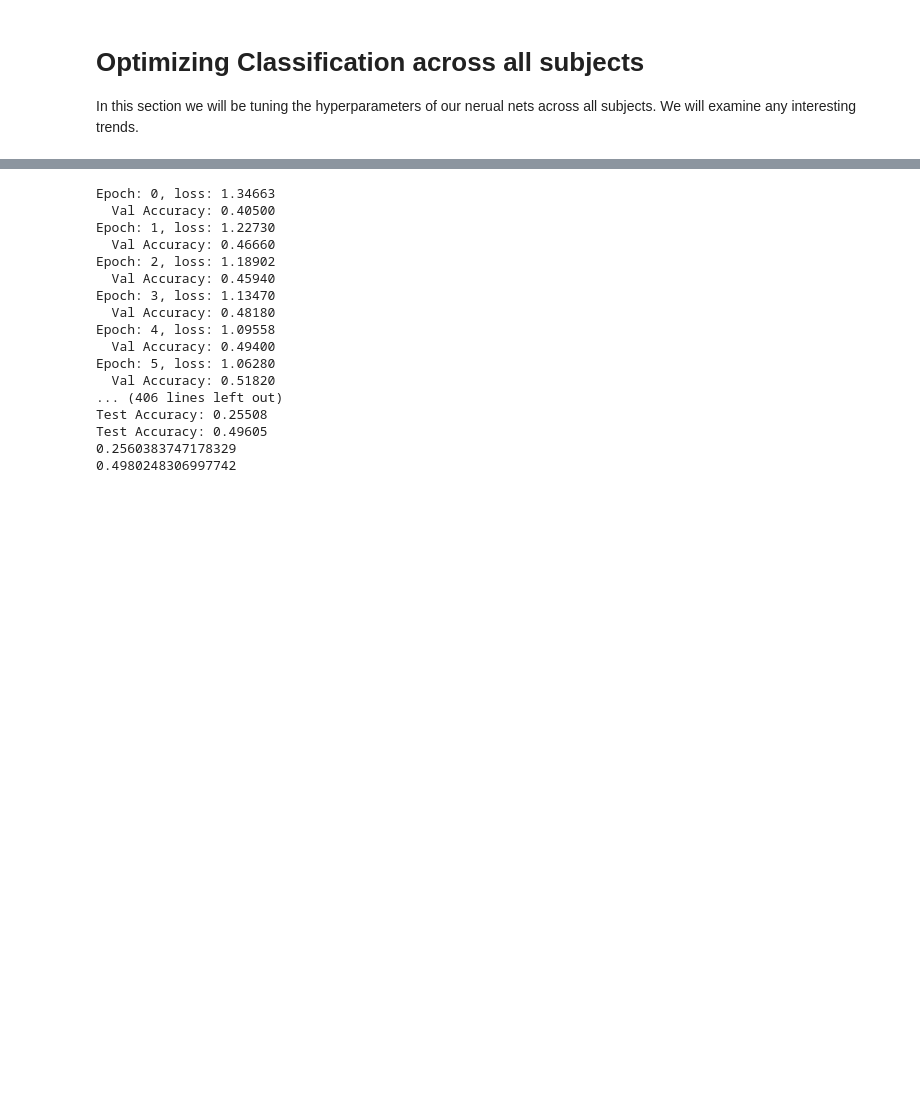
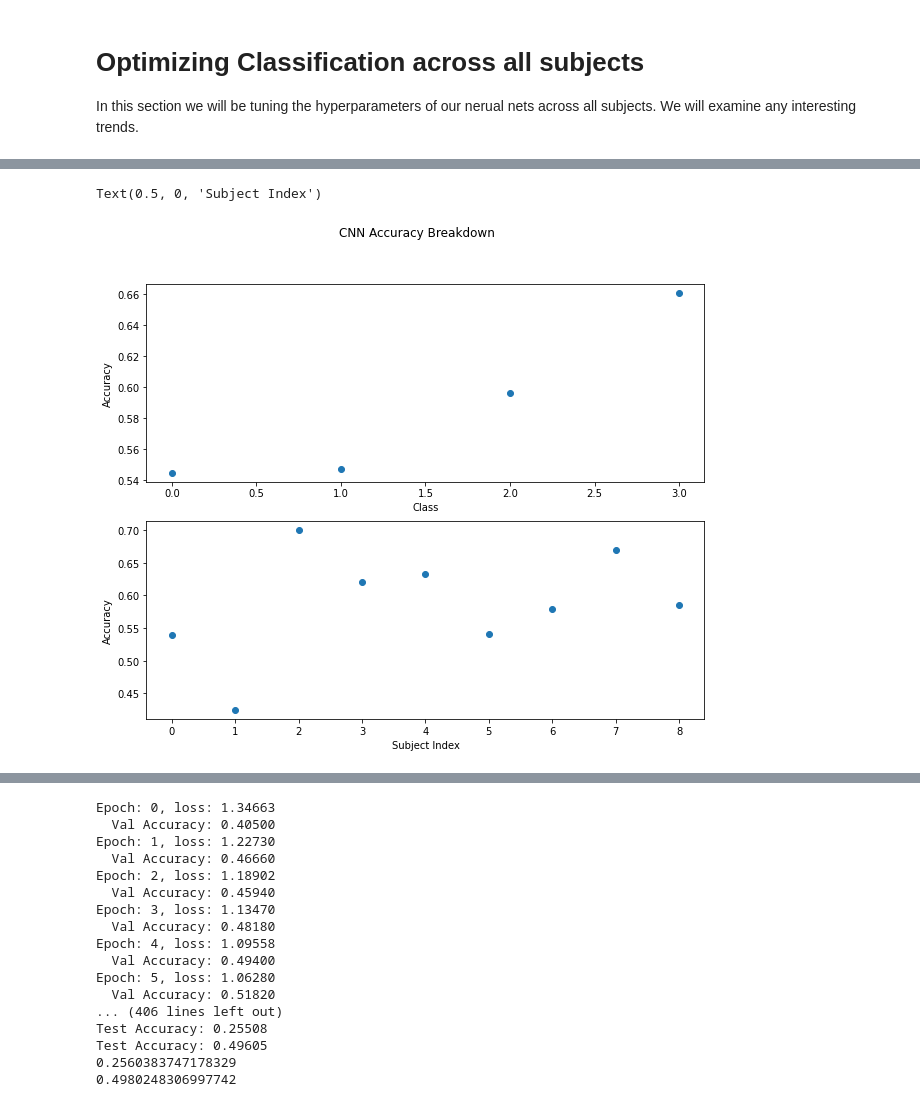
Before and after one commit to thomaskost17/ECEC247_final_project, a Jupyter notebook: ECEC247_final_project.ipynb, the cells around one changed output, grey strips where cells are left out. Cells and saved outputs as stored; diff of their text form; code cells hidden in the pictures; blank space fills up the shorter version.

```diff
--- a/ECEC247_final_project.ipynb
+++ b/ECEC247_final_project.ipynb
@@ -703,7 +730,7 @@ plt.legend(["val_acc", "test_acc"])
 
 In this section we will be tuning the hyperparameters of our nerual nets across all subjects. We will examine any interesting trends.
 # %%
-num_epochs = 10 #epochs
+num_epochs = 50 #epochs
 learning_rate = 0.001 #0.0001 lr for LSTM only
 
 input_size = 250 #number of features
@@ -768,0 +831,24 @@ Test Accuracy: 0.53612
+# %%
+# CNN Test Accuracy Breakdown
+totalsub=9
+CNN_accuracy_by_class = cnn_solver.test_by_class(testloader)
+CNN_accuracy_by_patient = np.zeros(totalsub)
+
+# Patient Accuracies
+for sub in range(totalsub):
+    # Partition Test set by patient number
+    sub_test_dataset  = torch.utils.data.TensorDataset(x_test[np.where(person_test == sub)[0]], y_test[np.where(person_test == sub)[0]])
+    sub_testloader = torch.utils.data.DataLoader(sub_test_dataset, batch_size=batch_size,
+                                         shuffle=False, num_workers=2)
+    CNN_accuracy_by_patient[sub] = cnn_solver.test(sub_testloader)
+fig, axs = plt.subplots(2)
+fig.suptitle('CNN Accuracy Breakdown')
+axs[0].scatter(np.arange(num_classes),CNN_accuracy_by_class)
+axs[0].set_ylabel("Accuracy")
+axs[0].set_xlabel("Class")
+axs[1].scatter(np.arange(totalsub),CNN_accuracy_by_patient)
+axs[1].set_ylabel("Accuracy")
+axs[1].set_xlabel("Subject Index")
+# %% [output]
+Text(0.5, 0, 'Subject Index')
+[figure, added]
```
Also changed, not shown: parts of 17 cells of this notebook, 2 other files.
